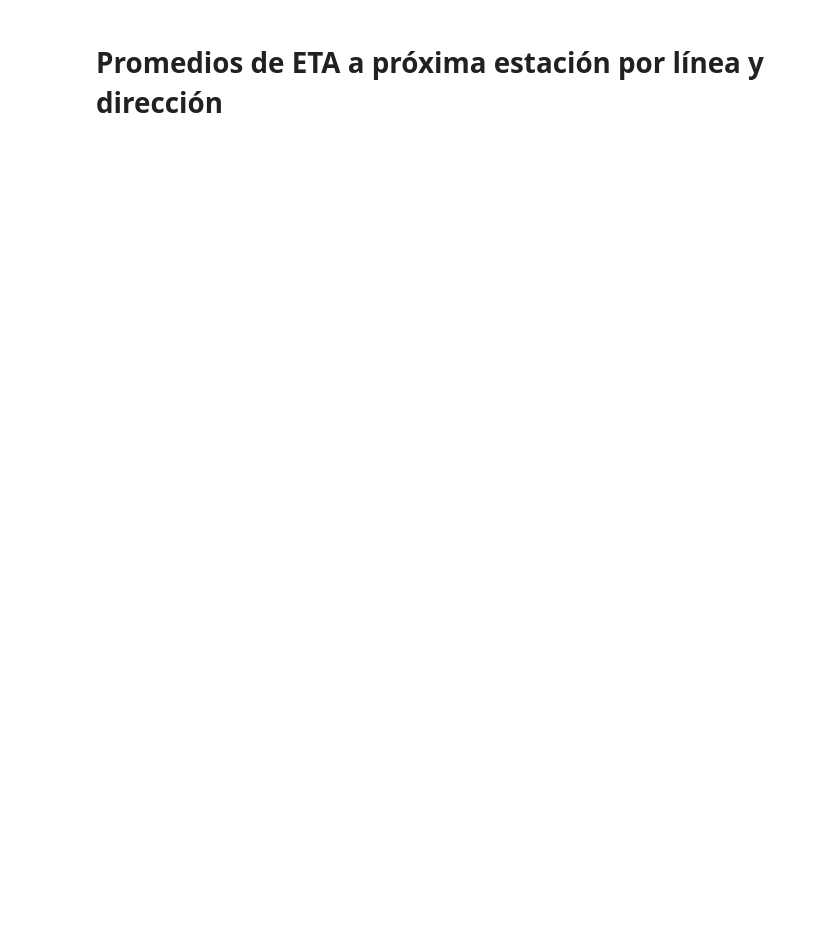
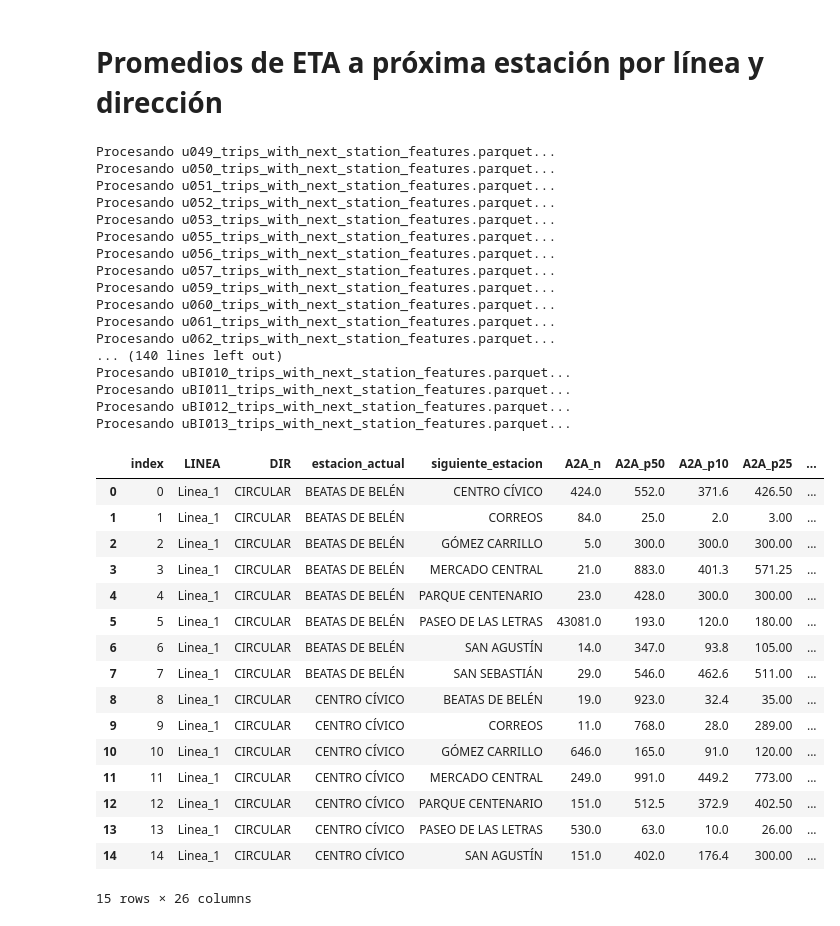
Before and after one commit to pabloozamora/transmetro-predictor-backend, a Jupyter notebook: models/total_trip_duration.ipynb, the cells around one changed output. Saved outputs shown, nothing was run; the diff lists cells and outputs as text; code cells hidden in the pictures; blank space fills up the shorter version.

Commit message:
[feat[: Models - ETA further than next station

```diff
--- a/models/total_trip_duration.ipynb
+++ b/models/total_trip_duration.ipynb
@@ -5,17 +5,17 @@ from pathlib import Path
 import pandas as pd
 import numpy as np
 
-FEATS_DIR = Path("features_ready")
+FEATS_DIR = Path("D:/2025/UVG/Tesis/repos/backend/features_ready_without_idle_rows")
 files = sorted(FEATS_DIR.glob("*.parquet"))
 assert files, "No hay .parquet"
 
 # -------------------------
 # Parámetros de robustez
 # -------------------------
-D_IN_M = 30.0      # umbral de llegada por distancia
+D_IN_M = 20.0      # umbral de llegada por distancia
 T_IN_S = 20.0      # umbral alterno por ETA
 V_SLOW_MPS = 2.5   # opcional: "llegada" con velocidad baja
-USE_SLOW_VEL = False  # pon True si quieres exigir velocidad baja
+USE_SLOW_VEL = False  # True para exigir velocidad baja
 
 # -------------------------
 # Utilidades
@@ -43,12 +43,12 @@ def _detect_arrival_idx(block: pd.DataFrame) -> int | None:
     ok_vel  = (row.get("vel_mps", np.nan) <= V_SLOW_MPS) if USE_SLOW_VEL else True
     if (ok_dist or ok_eta) and ok_vel:
         return i_min
-    # fallback: usa el último registro del bloque
+    # fallback: usar el último registro del bloque
     return int(block.index[-1])
 
 def _first_move_after(df: pd.DataFrame, idx_after: int) -> int | None:
-    # Busca el primer índice > idx_after con "progreso"
-    # Si no tienes progress_event/is_no_progress, usa cambio de posición o vel_mps> threshold
+    # Buscar el primer índice > idx_after con "progreso"
+    # Si no se tiene progress_event/is_no_progress, usa cambio de posición o vel_mps> threshold
     if "progress_event" in df.columns:
         s = df.loc[idx_after+1:, "progress_event"]
         got = s.index[s.values == 1]
@@ -77,7 +77,14 @@ def _clip_outliers_iqr(x: pd.Series):
 all_rows = []
 
 for f in files:
-    df = pd.read_parquet(f)
+    print(f'Procesando {f.name}...')
+    df = pd.read_parquet(f, columns=[
+        "LINEA","DIR","Placa","trip_id","Fecha","vel_mps","dist_a_prox_m","ETA_proxima_est_s","proxima_est_teorica"
+    ])
+
+    if df.empty:
+        print(f"Advertencia: archivo vacío {f.name}")
+        continue
 
     # Normalizaciones mínimas
     if "Fecha" in df.columns:
@@ -89,7 +96,7 @@ for f in files:
     df = df.sort_values(["LINEA","DIR","Placa","trip_id","Fecha"]).reset_index(drop=True)
 
     # Recorre por viaje
-    for (linea, direc, placa, trip), g in df.groupby(["LINEA","DIR","Placa","trip_id"], sort=False):
+    for (linea, direc, placa, trip), g in df.groupby(["LINEA","DIR","Placa","trip_id"], sort=False, observed=False):
         if g.empty:
             continue
         g = g.copy()
@@ -142,7 +149,7 @@ for f in files:
 # Tabla cruda de observaciones por tramo
 obs = pd.DataFrame(all_rows)
 if obs.empty:
-    raise SystemExit("No se generaron observaciones de tramos (revisa columnas y datos)")
+    raise SystemExit("No se generaron observaciones de tramos (revisar columnas y datos)")
 
 def robust_agg(x: pd.Series, colname: str):
     x = x.dropna()
@@ -172,34 +179,75 @@ def robust_agg(x: pd.Series, colname: str):
         mean_trim10 = x_f.mean()
 
     return pd.Series({
         f"{colname}_n": n_total,
         f"{colname}_p50": x_f.median(),
         f"{colname}_p10": x_f.quantile(0.10),
         f"{colname}_p25": x_f.quantile(0.25),
         f"{colname}_p75": x_f.quantile(0.75),
         f"{colname}_p90": x_f.quantile(0.90),
         f"{colname}_mean_trim10": mean_trim10,
         f"{colname}_std": x_f.std(ddof=1),
         f"{colname}_discard_ratio": discard_ratio
     })
 
 # Agregación robusta por tramo
 grp = ["LINEA","DIR","estacion_actual","siguiente_estacion"]
 summary = (obs
     .groupby(grp, as_index=False)
     .apply(lambda g: pd.concat([robust_agg(g["A2A_s"], "A2A"),
                                 robust_agg(g["D2A_s"], "D2A")], axis=0))
     .reset_index()
     .drop(columns=["level_0","level_1"], errors="ignore")
 )
 
-# Recomendación como ETA "confiable": usa la mediana A2A o D2A si quieres excluir dwell
+# ETA experimentado por el usuario (incluye dwell)
+summary["ETA_usuario_s"] = summary["A2A_p50"]
+
+# ETA operativo (sin dwell)
+summary["ETA_operativo_s"] = summary["D2A_p50"]
+
+# ETA sugerido = usuario, si no hay, operativo (casos raros)
 summary["ETA_sugerido_s"] = np.where(
-    summary["D2A_p50"].notna(), summary["D2A_p50"], summary["A2A_p50"]
+    summary["A2A_p50"].notna(), summary["A2A_p50"], summary["D2A_p50"]
 )
 
-# (Opcional) ordena por línea y dirección
+# Ordenar por línea y dirección
 summary = summary.sort_values(grp).reset_index(drop=True)
 
-# ¡listo! 'summary' es tu tabla de ETA por tramo
+# Vista previa
 summary.head(15)
+# %% [output]
+Procesando u049_trips_with_next_station_features.parquet...
+Procesando u050_trips_with_next_station_features.parquet...
+Procesando u051_trips_with_next_station_features.parquet...
+Procesando u052_trips_with_next_station_features.parquet...
+Procesando u053_trips_with_next_station_features.parquet...
+Procesando u055_trips_with_next_station_features.parquet...
+Procesando u056_trips_with_next_station_features.parquet...
+Procesando u057_trips_with_next_station_features.parquet...
+Procesando u059_trips_with_next_station_features.parquet...
+Procesando u060_trips_with_next_station_features.parquet...
+Procesando u061_trips_with_next_station_features.parquet...
+Procesando u062_trips_with_next_station_features.parquet...
+... (140 lines left out)
+Procesando uBI010_trips_with_next_station_features.parquet...
+Procesando uBI011_trips_with_next_station_features.parquet...
+Procesando uBI012_trips_with_next_station_features.parquet...
+Procesando uBI013_trips_with_next_station_features.parquet...
+|  | index | LINEA | DIR | estacion_actual | siguiente_estacion | A2A_n | A2A_p50 | A2A_p10 | A2A_p25 | ... |
+| 0 | 0 | Linea_1 | CIRCULAR | BEATAS DE BELÉN | CENTRO CÍVICO | 424.0 | 552.0 | 371.6 | 426.50 | ... |
+| 1 | 1 | Linea_1 | CIRCULAR | BEATAS DE BELÉN | CORREOS | 84.0 | 25.0 | 2.0 | 3.00 | ... |
+| 2 | 2 | Linea_1 | CIRCULAR | BEATAS DE BELÉN | GÓMEZ CARRILLO | 5.0 | 300.0 | 300.0 | 300.00 | ... |
+| 3 | 3 | Linea_1 | CIRCULAR | BEATAS DE BELÉN | MERCADO CENTRAL | 21.0 | 883.0 | 401.3 | 571.25 | ... |
+| 4 | 4 | Linea_1 | CIRCULAR | BEATAS DE BELÉN | PARQUE CENTENARIO | 23.0 | 428.0 | 300.0 | 300.00 | ... |
+| 5 | 5 | Linea_1 | CIRCULAR | BEATAS DE BELÉN | PASEO DE LAS LETRAS | 43081.0 | 193.0 | 120.0 | 180.00 | ... |
+| 6 | 6 | Linea_1 | CIRCULAR | BEATAS DE BELÉN | SAN AGUSTÍN | 14.0 | 347.0 | 93.8 | 105.00 | ... |
+| 7 | 7 | Linea_1 | CIRCULAR | BEATAS DE BELÉN | SAN SEBASTIÁN | 29.0 | 546.0 | 462.6 | 511.00 | ... |
+| 8 | 8 | Linea_1 | CIRCULAR | CENTRO CÍVICO | BEATAS DE BELÉN | 19.0 | 923.0 | 32.4 | 35.00 | ... |
+| 9 | 9 | Linea_1 | CIRCULAR | CENTRO CÍVICO | CORREOS | 11.0 | 768.0 | 28.0 | 289.00 | ... |
+| 10 | 10 | Linea_1 | CIRCULAR | CENTRO CÍVICO | GÓMEZ CARRILLO | 646.0 | 165.0 | 91.0 | 120.00 | ... |
+| 11 | 11 | Linea_1 | CIRCULAR | CENTRO CÍVICO | MERCADO CENTRAL | 249.0 | 991.0 | 449.2 | 773.00 | ... |
+| 12 | 12 | Linea_1 | CIRCULAR | CENTRO CÍVICO | PARQUE CENTENARIO | 151.0 | 512.5 | 372.9 | 402.50 | ... |
+| 13 | 13 | Linea_1 | CIRCULAR | CENTRO CÍVICO | PASEO DE LAS LETRAS | 530.0 | 63.0 | 10.0 | 26.00 | ... |
+| 14 | 14 | Linea_1 | CIRCULAR | CENTRO CÍVICO | SAN AGUSTÍN | 151.0 | 402.0 | 176.4 | 300.00 | ... |
+15 rows × 26 columns
```
Also changed, not shown: parts of 1 cell of this notebook, 1 other file.
